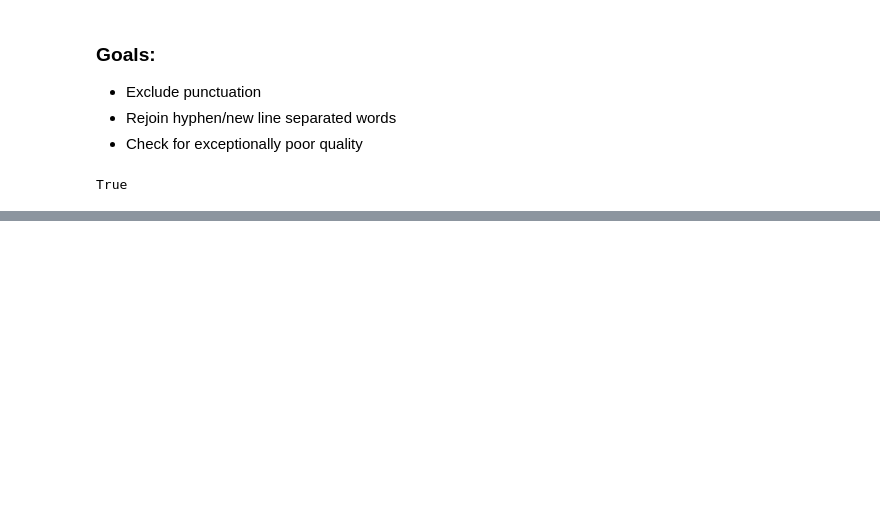
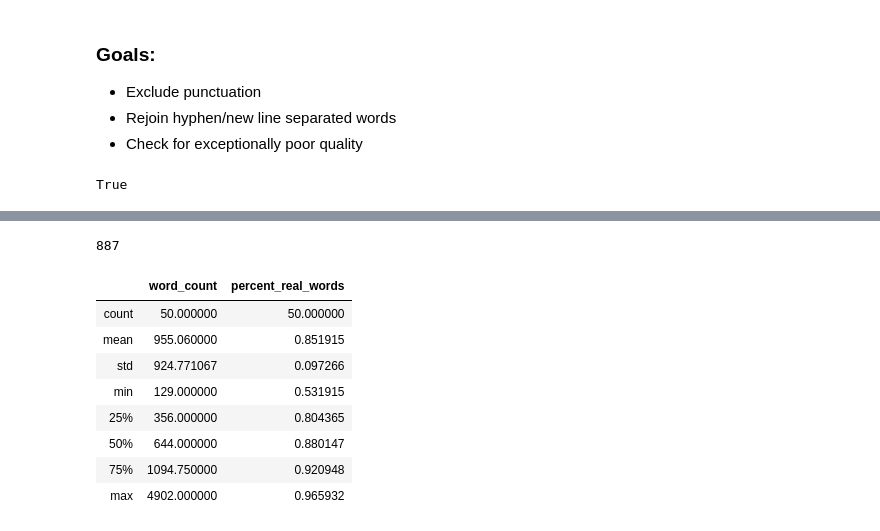
Before and after one commit to mjlavin80/aps_review_classification, a Jupyter notebook: word_count_cleaning/word_count_cleaning.ipynb, the cells around one changed output, grey strips where cells are left out. Saved outputs shown, nothing was run; the diff lists cells and outputs as text; code cells hidden in the pictures; blank space fills up the shorter version.

Commit message:
finished up word_count_cleaning

```diff
--- a/word_count_cleaning/word_count_cleaning.ipynb
+++ b/word_count_cleaning/word_count_cleaning.ipynb
@@ -111,0 +127,24 @@ Pretty printing has been turned OFF
+# %%
+txt_df['texts'] = txts
+# %%
+txt_df['id_num'] = filenames
+# %%
+getWordCount(txt_df.texts[0])
+# %% [output]
+887
+# %%
+txt_df['word_count'] = txt_df.texts.map(getWordCount)
+# %%
+txt_df['percent_real_words'] = txt_df.texts.map(checkQuality)
+# %%
+txt_df.describe()
+# %% [output]
+|  | word_count | percent_real_words |
+| count | 50.000000 | 50.000000 |
+| mean | 955.060000 | 0.851915 |
+| std | 924.771067 | 0.097266 |
+| min | 129.000000 | 0.531915 |
+| 25% | 356.000000 | 0.804365 |
+| 50% | 644.000000 | 0.880147 |
+| 75% | 1094.750000 | 0.920948 |
+| max | 4902.000000 | 0.965932 |
```
Also changed, not shown: parts of 12 cells of this notebook.
